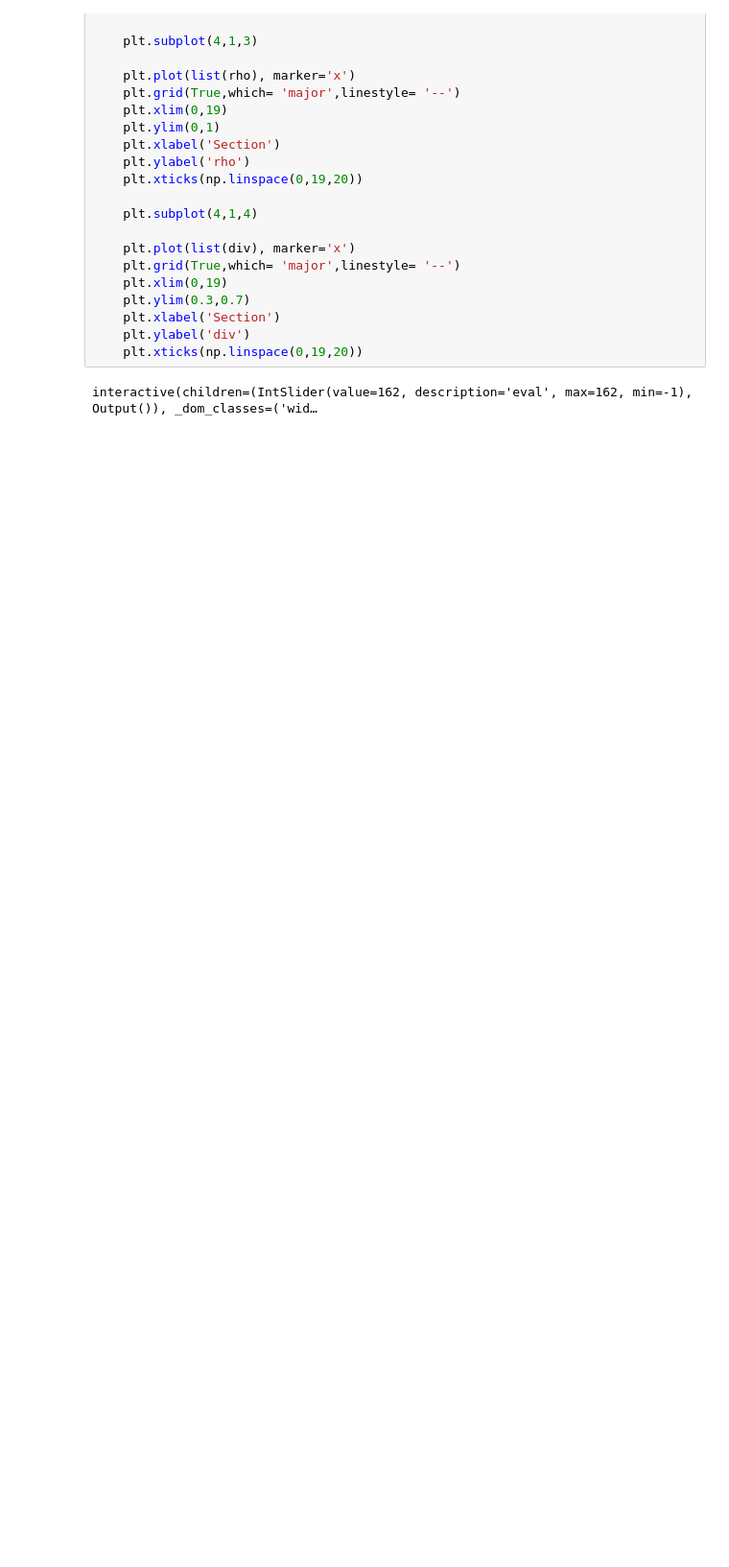
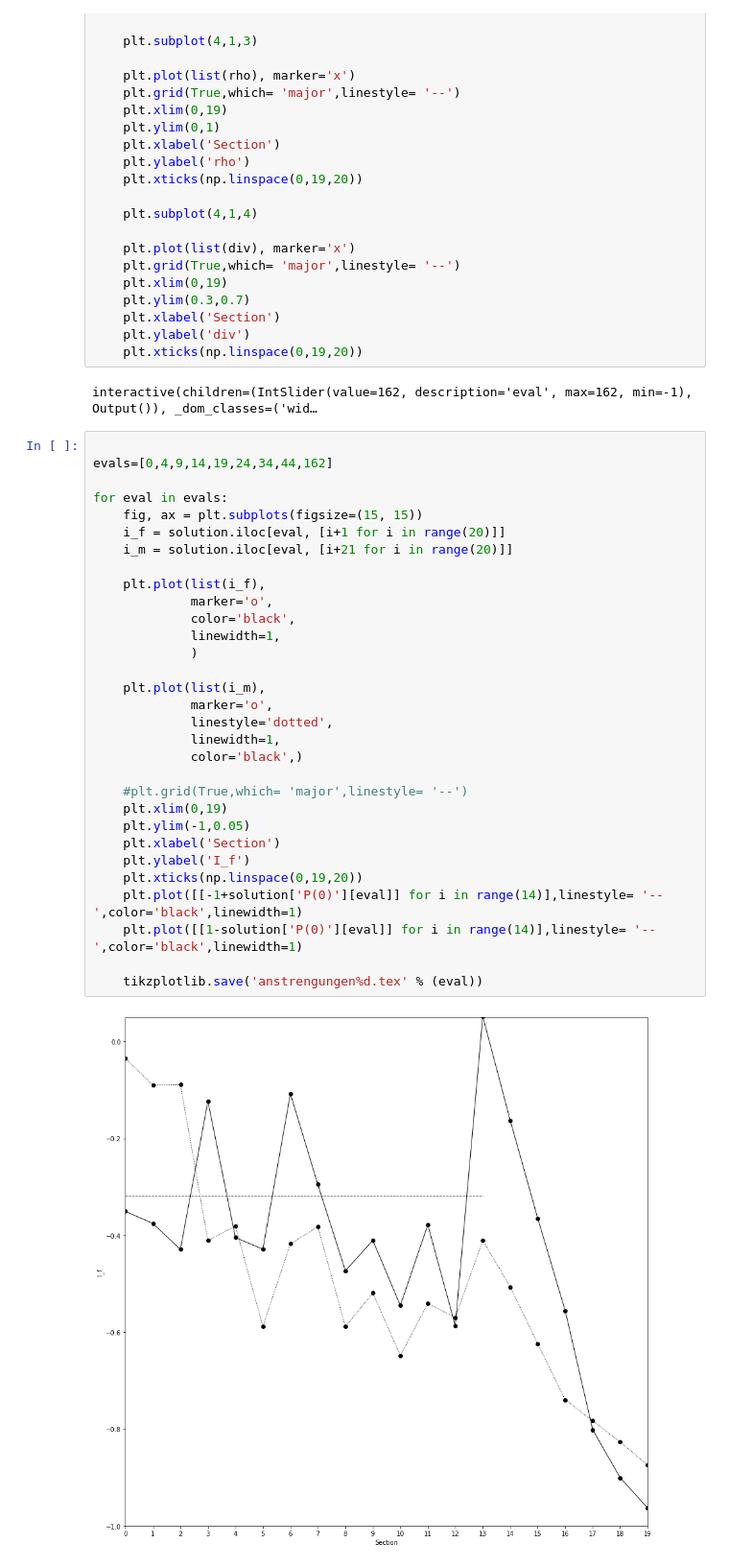
Before and after one commit to lukitox/master-thesis, a Jupyter notebook: auswertung/output-alpso.ipynb, the cells around one changed output. Shown: that part at 96% size. Saved outputs shown, nothing was run; the diff lists cells and outputs as text; blank space fills up the shorter version.

```diff
--- a/auswertung/output-alpso.ipynb
+++ b/auswertung/output-alpso.ipynb
@@ -118,3 +119,36 @@ def plot_eval(eval):
     plt.xticks(np.linspace(0,19,20))
 # %% [output]
 interactive(children=(IntSlider(value=162, description='eval', max=162, min=-1), Output()), _dom_classes=('wid…
+# %%
+
+evals=[0,4,9,14,19,24,34,44,162]
+
+for eval in evals:
+    fig, ax = plt.subplots(figsize=(15, 15))
+    i_f = solution.iloc[eval, [i+1 for i in range(20)]]
+    i_m = solution.iloc[eval, [i+21 for i in range(20)]]
+
+    plt.plot(list(i_f),
+             marker='o',
+             color='black',
+             linewidth=1,
+             )
+
+    plt.plot(list(i_m),
+             marker='o',
+             linestyle='dotted',
+             linewidth=1,
+             color='black',)
+
+    #plt.grid(True,which= 'major',linestyle= '--')
+    plt.xlim(0,19)
+    plt.ylim(-1,0.05)
+    plt.xlabel('Section')
+    plt.ylabel('I_f')
+    plt.xticks(np.linspace(0,19,20))
+    plt.plot([[-1+solution['P(0)'][eval]] for i in range(14)],linestyle= '--',color='black',linewidth=1)
+    plt.plot([[1-solution['P(0)'][eval]] for i in range(14)],linestyle= '--',color='black',linewidth=1)
+
+    tikzplotlib.save('anstrengungen%d.tex' % (eval))
+# %% [output]
+[figure, added]
```
Also changed, not shown: parts of 2 cells of this notebook, 2 other files.
